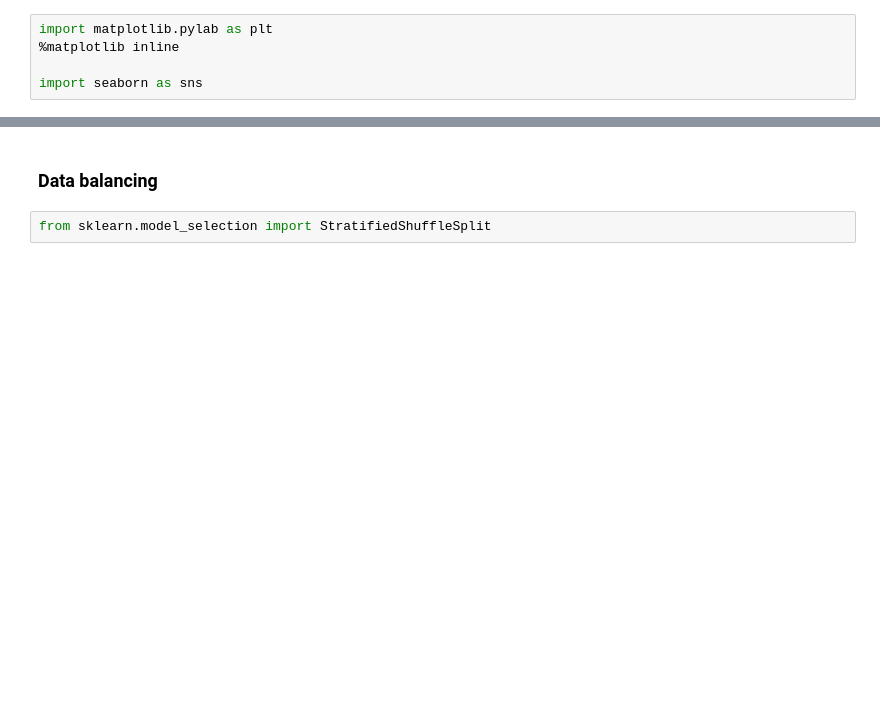
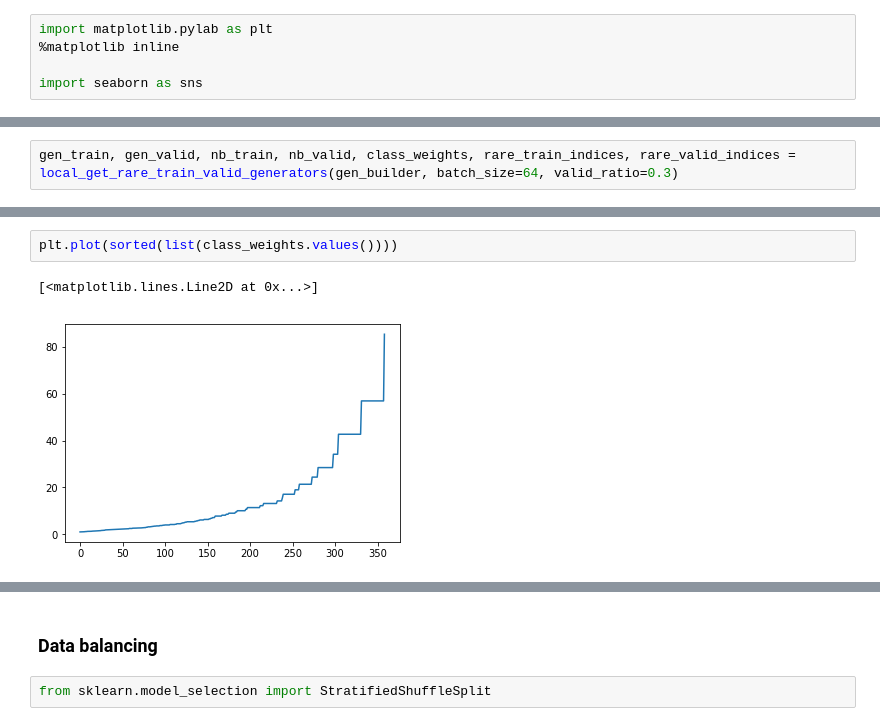
Before and after one commit to vfdev-5/pollenating_insects_3, a Jupyter notebook: notebooks/balanced_dataflow_from_gen.ipynb, the cells around one changed output, grey strips where cells are left out. Cells and saved outputs as stored; diff of their text form; blank space fills up the shorter version.

```diff
--- a/notebooks/balanced_dataflow_from_gen.ipynb
+++ b/notebooks/balanced_dataflow_from_gen.ipynb
@@ -100,0 +186,2 @@ plt.plot(sorted(list(class_weights.values())))
+# %%
+gen_train, gen_valid, nb_train, nb_valid, class_weights, rare_train_indices, rare_valid_indices = local_get_rare_train_valid_generators(gen_builder, batch_size=64, valid_ratio=0.3)
@@ -100,0 +208,5 @@ plt.plot(sorted(list(class_weights.values())))
+# %%
+plt.plot(sorted(list(class_weights.values())))
+# %% [output]
+[<matplotlib.lines.Line2D at 0x...>]
+[figure, added]
```
Also changed, not shown: parts of 16 cells of this notebook, 19 other files.
